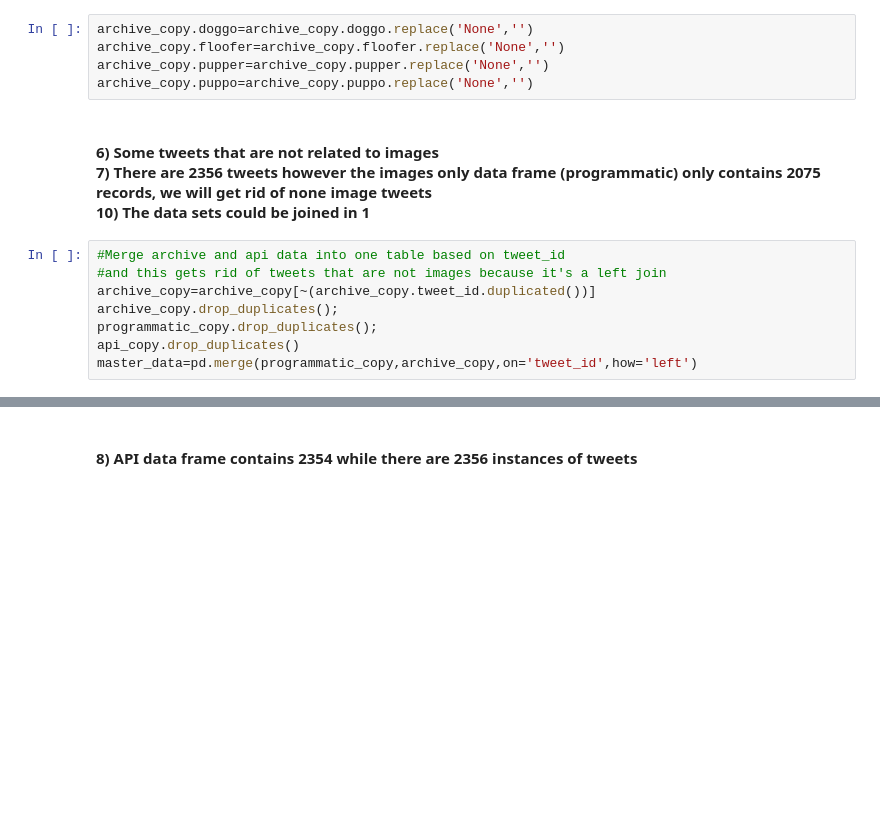
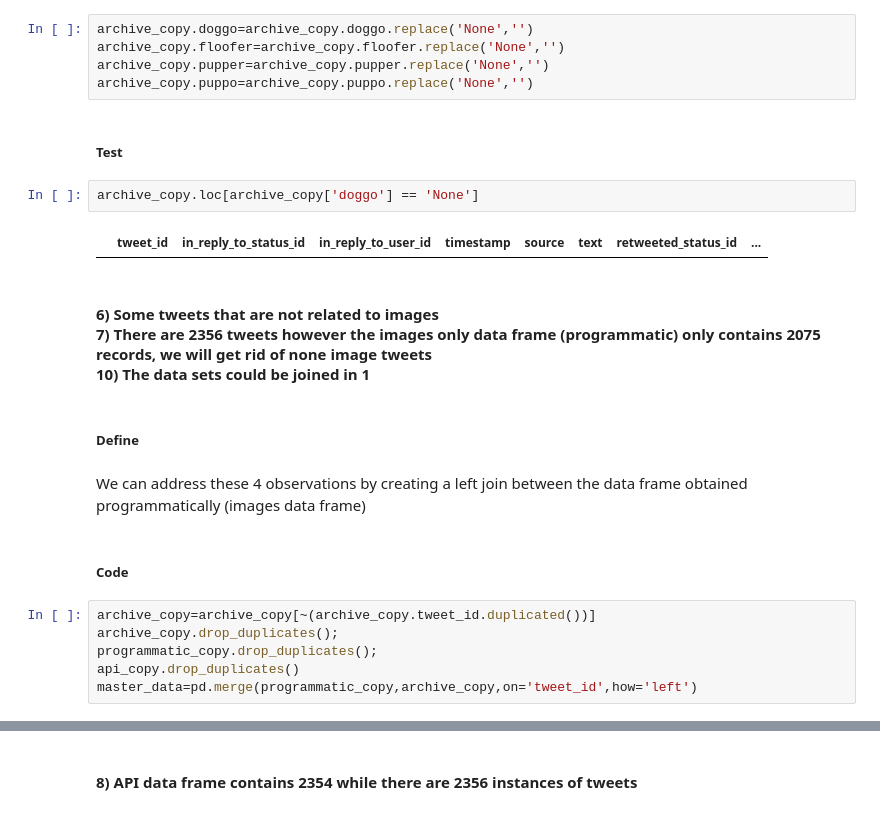
Before and after one commit to kevingreenb/Data-Wrangle, a Jupyter notebook: wrangle_act.ipynb, the cells around one changed output, grey strips where cells are left out. Cells and saved outputs as stored; diff of their text form; blank space fills up the shorter version.

```diff
--- a/Untitled.ipynb
+++ b/wrangle_act.ipynb
@@ -336,11 +459,21 @@ archive_copy.doggo=archive_copy.doggo.replace('None','')
 archive_copy.floofer=archive_copy.floofer.replace('None','')
 archive_copy.pupper=archive_copy.pupper.replace('None','')
 archive_copy.puppo=archive_copy.puppo.replace('None','')
+# %% [markdown]
+<h5>Test</h5>
+# %%
+archive_copy.loc[archive_copy['doggo'] == 'None']
+# %% [output]
+|  | tweet_id | in_reply_to_status_id | in_reply_to_user_id | timestamp | source | text | retweeted_status_id | ... |
 # %% [markdown]
 <h4>6) Some tweets that are not related to images<br>7) There are 2356 tweets however the images only data frame (programmatic) only contains 2075 records, we will get rid of none image tweets<br>10) The data sets could be joined in 1</h4>
+# %% [markdown]
+<h5>Define</h5>
+# %% [markdown]
+We can address these 4 observations by creating a left join between the data frame obtained programmatically (images data frame)
+# %% [markdown]
+<h5>Code</h5>
 # %%
-#Merge archive and api data into one table based on tweet_id
-#and this gets rid of tweets that are not images because it's a left join
 archive_copy=archive_copy[~(archive_copy.tweet_id.duplicated())]
 archive_copy.drop_duplicates();
 programmatic_copy.drop_duplicates();
```
Also changed, not shown: parts of 58 cells of this notebook, 3 other files.
